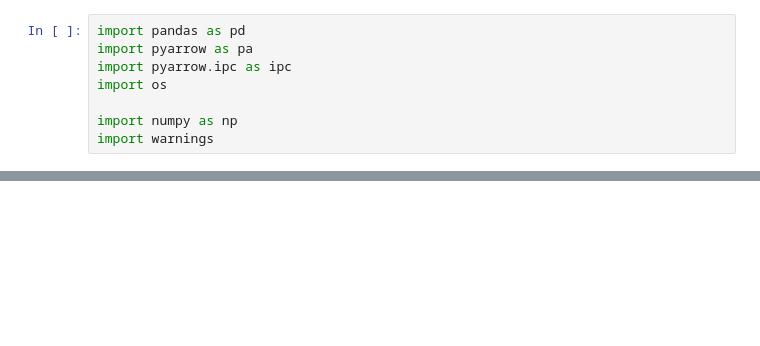
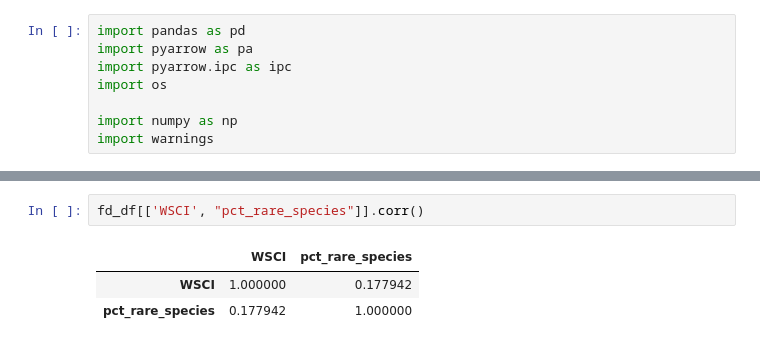
Before and after one commit to qiulinlx/FD_Stability, a Jupyter notebook: scratch.ipynb, the cells around one changed output, grey strips where cells are left out. Saved outputs shown, nothing was run; the diff lists cells and outputs as text; blank space fills up the shorter version.

```diff
--- a/scratch.ipynb
+++ b/scratch.ipynb
@@ -88,0 +110,6 @@ pid_df.merge(df, on='PID', how='inner').to_csv('data/lookup/PID_location_v3.csv'
+# %%
+fd_df[['WSCI', "pct_rare_species"]].corr()
+# %% [output]
+|  | WSCI | pct_rare_species |
+| WSCI | 1.000000 | 0.177942 |
+| pct_rare_species | 0.177942 | 1.000000 |
```
Also changed, not shown: parts of 17 cells of this notebook, 13 other files.
